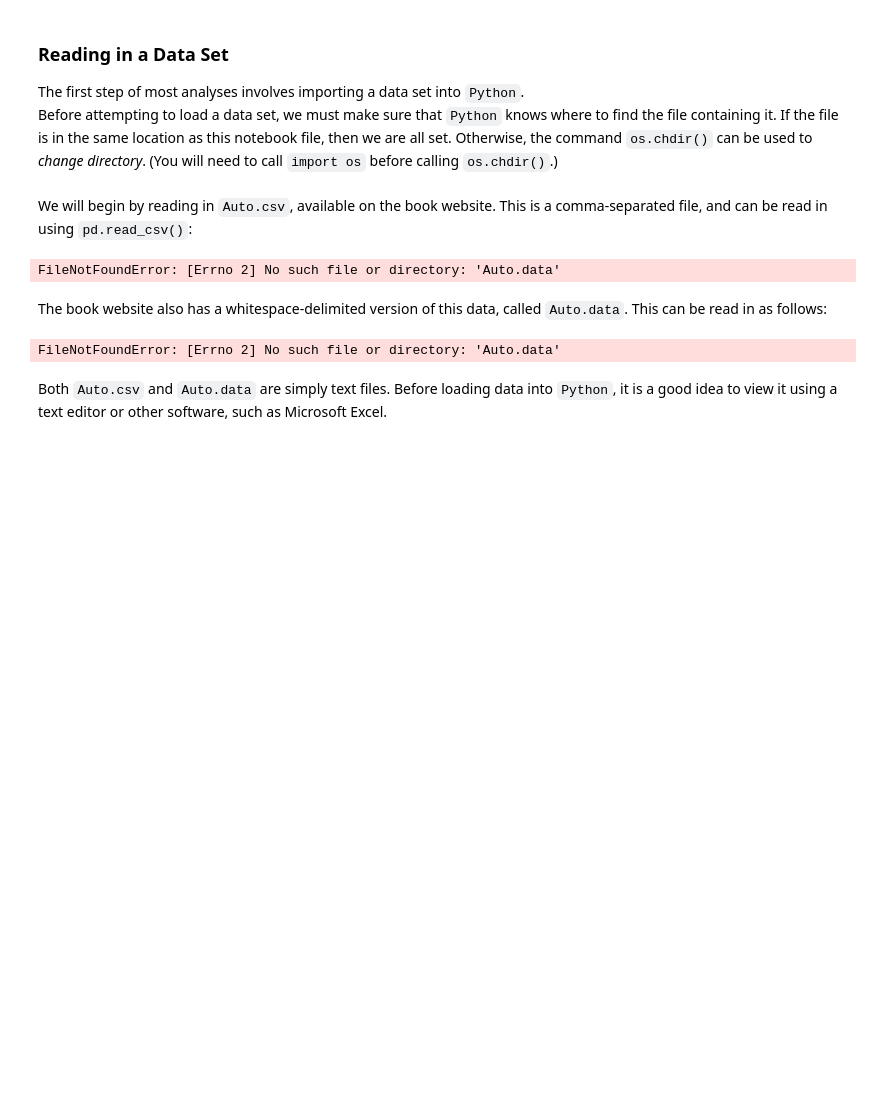
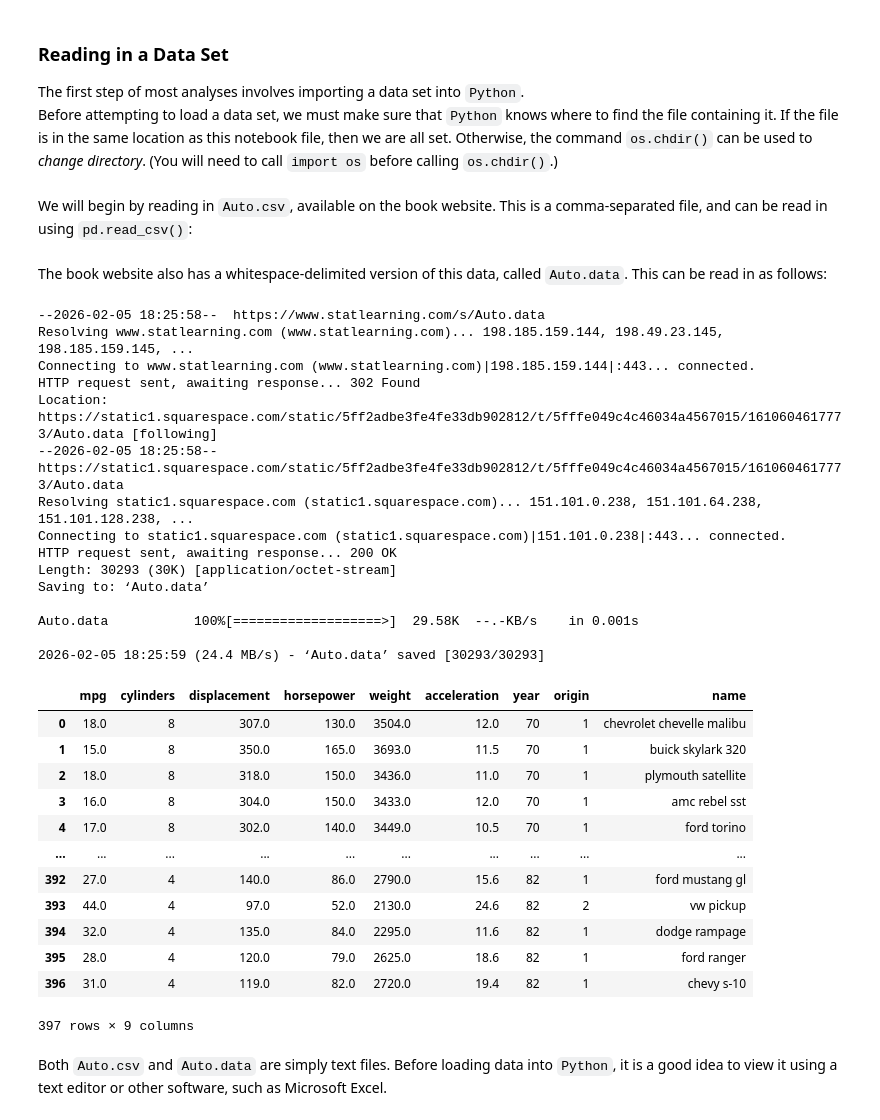
Before and after one commit to AlondraCR1/ISLP_labs, a Jupyter notebook: Ch02-statlearn-lab.ipynb, the cells around one changed output. Saved outputs shown, nothing was run; the diff lists cells and outputs as text; code cells hidden in the pictures; blank space fills up the shorter version.

```diff
--- a/Ch02-statlearn-lab.ipynb
+++ b/Ch02-statlearn-lab.ipynb
@@ -859,18 +857,45 @@ the command
 `os.chdir()`  can be used to *change directory*. (You will need to call `import os` before calling `os.chdir()`.)
 # %% [markdown]
 We will begin by reading in `Auto.csv`, available on the book website. This is a comma-separated file, and can be read in using `pd.read_csv()`:
-# %%
-import pandas as pd
-Auto = pd.read_csv('Auto.data')
-Auto
-# %% [output]
-FileNotFoundError: [Errno 2] No such file or directory: 'Auto.data'
 # %% [markdown]
 The book website also has a whitespace-delimited version of this data, called `Auto.data`. This can be read in as follows:
 # %%
-Auto = pd.read_csv("Auto.data", sep="\\s+")
+# First, download the 'Auto.data' file.
+!wget https://www.statlearning.com/s/Auto.data
+
+# Now, read the whitespace-delimited file using pandas.
+import pandas as pd
+Auto = pd.read_csv('Auto.data', na_values=['?'], sep='\s+')
+Auto
 # %% [output]
-FileNotFoundError: [Errno 2] No such file or directory: 'Auto.data'
+--2026-02-05 18:25:58--  https://www.statlearning.com/s/Auto.data
+Resolving www.statlearning.com (www.statlearning.com)... 198.185.159.144, 198.49.23.145, 198.185.159.145, ...
+Connecting to www.statlearning.com (www.statlearning.com)|198.185.159.144|:443... connected.
+HTTP request sent, awaiting response... 302 Found
+Location: https://static1.squarespace.com/static/5ff2adbe3fe4fe33db902812/t/5fffe049c4c46034a4567015/1610604617773/Auto.data [following]
+--2026-02-05 18:25:58--  https://static1.squarespace.com/static/5ff2adbe3fe4fe33db902812/t/5fffe049c4c46034a4567015/1610604617773/Auto.data
+Resolving static1.squarespace.com (static1.squarespace.com)... 151.101.0.238, 151.101.64.238, 151.101.128.238, ...
+Connecting to static1.squarespace.com (static1.squarespace.com)|151.101.0.238|:443... connected.
+HTTP request sent, awaiting response... 200 OK
+Length: 30293 (30K) [application/octet-stream]
+Saving to: ‘Auto.data’
+
+Auto.data           100%[===================>]  29.58K  --.-KB/s    in 0.001s
+
+2026-02-05 18:25:59 (24.4 MB/s) - ‘Auto.data’ saved [30293/30293]
+|  | mpg | cylinders | displacement | horsepower | weight | acceleration | year | origin | name |
+| 0 | 18.0 | 8 | 307.0 | 130.0 | 3504.0 | 12.0 | 70 | 1 | chevrolet chevelle malibu |
+| 1 | 15.0 | 8 | 350.0 | 165.0 | 3693.0 | 11.5 | 70 | 1 | buick skylark 320 |
+| 2 | 18.0 | 8 | 318.0 | 150.0 | 3436.0 | 11.0 | 70 | 1 | plymouth satellite |
+| 3 | 16.0 | 8 | 304.0 | 150.0 | 3433.0 | 12.0 | 70 | 1 | amc rebel sst |
+| 4 | 17.0 | 8 | 302.0 | 140.0 | 3449.0 | 10.5 | 70 | 1 | ford torino |
+| ... | ... | ... | ... | ... | ... | ... | ... | ... | ... |
+| 392 | 27.0 | 4 | 140.0 | 86.0 | 2790.0 | 15.6 | 82 | 1 | ford mustang gl |
+| 393 | 44.0 | 4 | 97.0 | 52.0 | 2130.0 | 24.6 | 82 | 2 | vw pickup |
+| 394 | 32.0 | 4 | 135.0 | 84.0 | 2295.0 | 11.6 | 82 | 1 | dodge rampage |
+| 395 | 28.0 | 4 | 120.0 | 79.0 | 2625.0 | 18.6 | 82 | 1 | ford ranger |
+| 396 | 31.0 | 4 | 119.0 | 82.0 | 2720.0 | 19.4 | 82 | 1 | chevy s-10 |
+397 rows × 9 columns
 # %% [markdown]
  Both `Auto.csv` and `Auto.data` are simply text
 files. Before loading data into `Python`, it is a good idea to view it using
```
Also changed, not shown: parts of 41 cells of this notebook.
